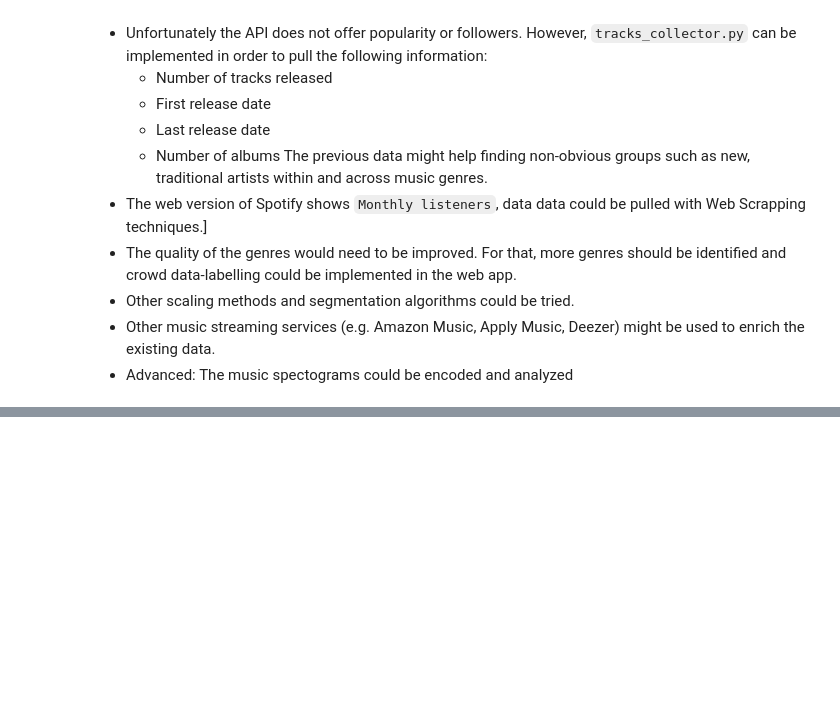
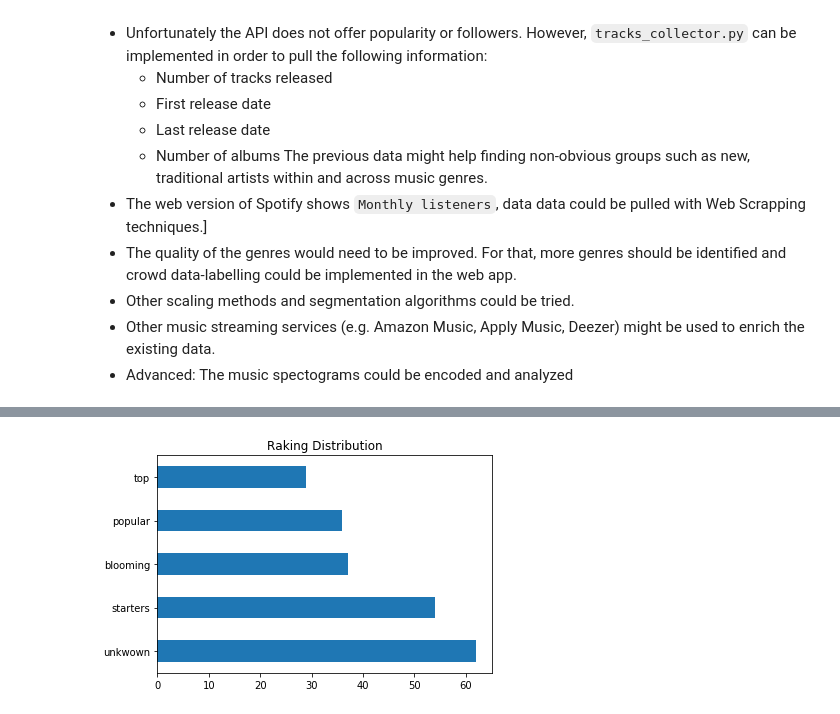
Before and after one commit to leanguardia/bolivian-music, a Jupyter notebook: Capstone-Project.ipynb, the cells around one changed output, grey strips where cells are left out. Drawn from its saved outputs; the diff is of its cells as text; code cells hidden in the pictures; blank space fills up the shorter version.

Commit message:
Feat: Map Cluster to Ranking

```diff
--- a/Capstone-Project.ipynb
+++ b/Capstone-Project.ipynb
@@ -225,7 +225,7 @@ Q3 = desc.followers['75%']
 IQR = Q3 - Q1
 followers_limit = Q3 + 1.5 * IQR
 
-outliers = df[(df.followers >= followers_limit)]
+outliers = df[(df.followers >= followers_limit)].copy()
 print("Outliers:", outliers.shape[0], '/', df.shape[0], "elements with more than", followers_limit, 'followers',
       "(", round(outliers.shape[0] / df.shape[0], 2) * 100, "%).")
 outliers.head()
@@ -477,7 +477,7 @@ plot_skree(clusters_list, wcss)
 # %%
 num_of_clusters = 4
 clusters_2 = labels[num_of_clusters-1]
-df_clusters = plot_clusters(non_outliers, clusters_2)
+df_clusters_2 = plot_clusters(non_outliers, clusters_2)
 # %% [output]
 [figure]
 # %% [markdown]
@@ -616,0 +620,4 @@ The previous data might help finding non-obvious groups such as new, traditional
+# %%
+labelled = df_clusters_2.copy() # Analysis 2
+labelled = labelled[['artist_id', 'name', 'popularity', 'genres', 'img_url', 'cluster']]
+labelled
@@ -616,0 +638,3 @@ The previous data might help finding non-obvious groups such as new, traditional
+# %%
+outliers.loc[:, 'cluster'] = -1
+outliers.head()
@@ -616,0 +652,10 @@ The previous data might help finding non-obvious groups such as new, traditional
+# %%
+# Re join outliers
+labelled = pd.concat([labelled, outliers])
+
+# Map cluster to descriptive rankings.
+labelled['ranking'] = labelled.cluster.map({-1: 'top', 2: 'popular', 3: 'blooming', 0: 'starters', 1: 'unkwown'})
+
+labelled.ranking.value_counts().plot.barh(title = 'Raking Distribution');
+# %% [output]
+[figure, added]
```
Also changed, not shown: parts of 10 cells of this notebook, 1 other file.
